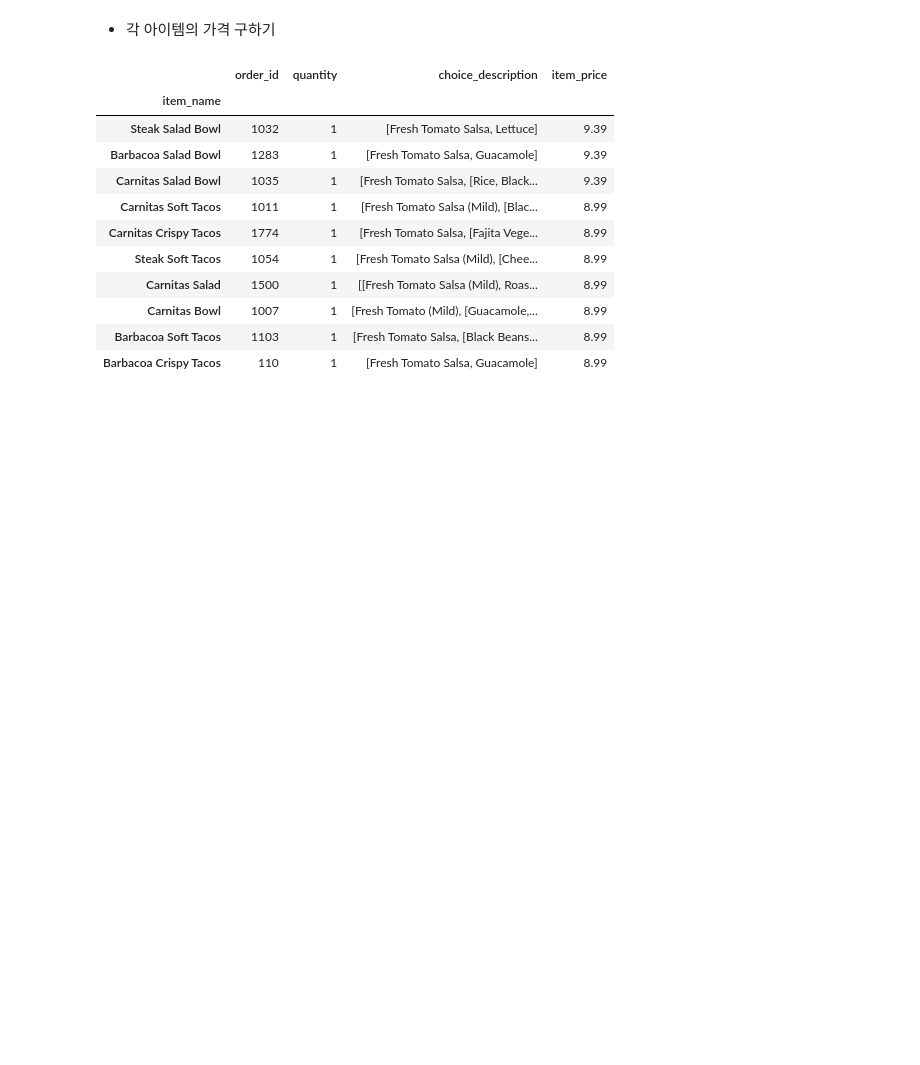
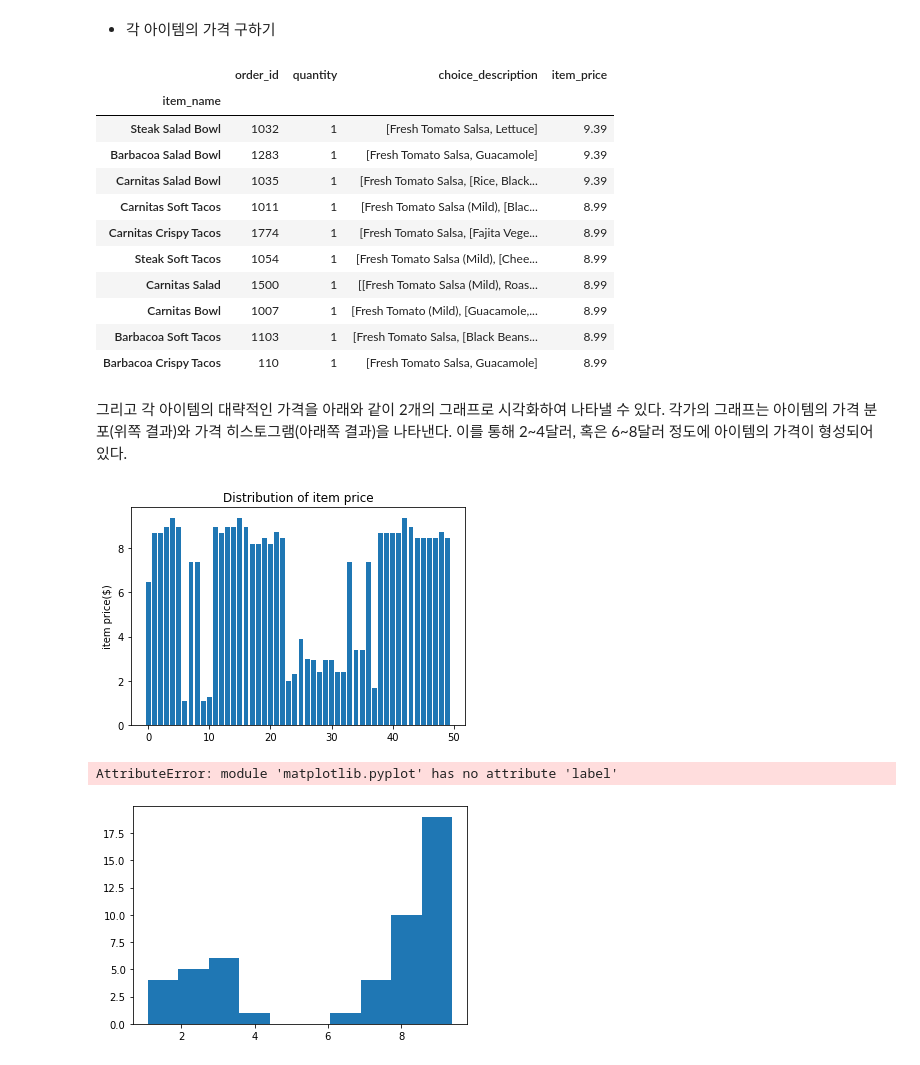
Before and after one commit to goldang01/python_data_analysis_study, a Jupyter notebook: Chapter 1.ipynb, the cells around one changed output. Drawn from its saved outputs; the diff is of its cells as text; code cells hidden in the pictures; blank space fills up the shorter version.

```diff
--- a/Chapter 1.ipynb
+++ b/Chapter 1.ipynb
@@ -359,3 +359,24 @@ price_per_item.sort_values(by = "item_price", ascending = False)[:10]
 | Carnitas Bowl | 1007 | 1 | [Fresh Tomato (Mild), [Guacamole,... | 8.99 |
 | Barbacoa Soft Tacos | 1103 | 1 | [Fresh Tomato Salsa, [Black Beans... | 8.99 |
 | Barbacoa Crispy Tacos | 110 | 1 | [Fresh Tomato Salsa, Guacamole] | 8.99 |
+# %% [markdown]
+그리고 각 아이템의 대략적인 가격을 아래와 같이 2개의 그래프로 시각화하여 나타낼 수 있다. 각가의 그래프는 아이템의 가격 분포(위쪽 결과)와 가격 히스토그램(아래쪽 결과)을 나타낸다. 이를 통해 2~4달러, 혹은 6~8달러 정도에 아이템의 가격이 형성되어 있다.
+# %%
+# 아이템 가격 분포 그래프를 출력한다.
+item_name_list = price_per_item.index.tolist()
+x_pos = np.arange(len(item_name_list))
+item_price = price_per_item['item_price'].tolist()
+plt.bar(x_pos, item_price, align='center')
+plt.ylabel('item price($)')
+plt.title('Distribution of item price')
+plt.show()
+
+# 아이템 가격 히스토그램을 출력한다.
+plt.hist(item_price)
+plt.label('counts')
+plt.title('Histogram of item price')
+plt.show()
+# %% [output]
+[figure, added]
+AttributeError: module 'matplotlib.pyplot' has no attribute 'label'
+[figure, added]
```
Also changed, not shown: 1 other file.
